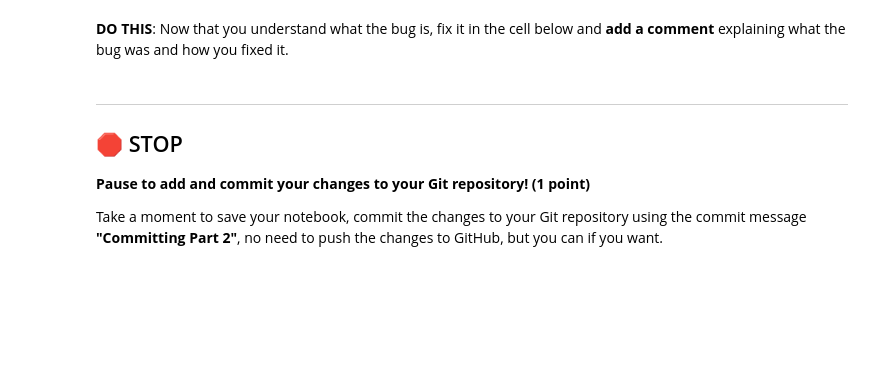
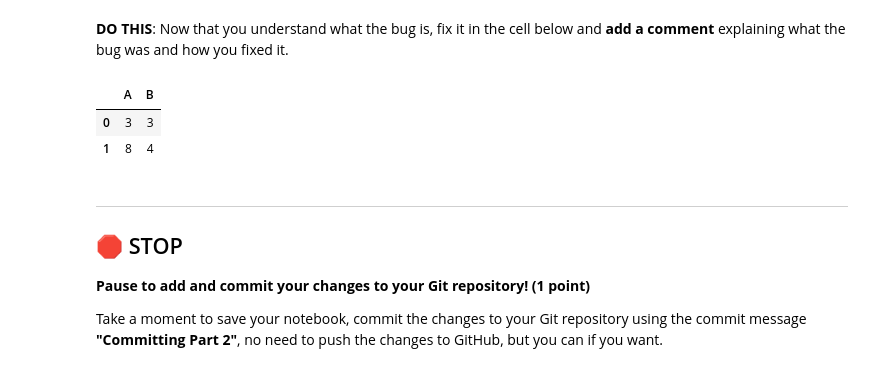
Before and after one commit to KinghamRMSU/CMSE202-f25-turnin, a Jupyter notebook: hw-01/HW-01_GitPracticeDebuggingPythonPackagesAndClasses-SS25-STUDENT.ipynb, the cells around one changed output. Saved outputs shown, nothing was run; the diff lists cells and outputs as text; code cells hidden in the pictures; blank space fills up the shorter version.

```diff
--- a/hw-01/HW-01_GitPracticeDebuggingPythonPackagesAndClasses-SS25-STUDENT.ipynb
+++ b/hw-01/HW-01_GitPracticeDebuggingPythonPackagesAndClasses-SS25-STUDENT.ipynb
@@ -272,3 +309,14 @@ If you need to write any code to explore the nature of the bug, please do so in
+# %%
+# Put your non-buggy code here
+df = pd.DataFrame({'A': ['1', '2'], 'B': [3, 4]})
+df.loc[0, 'A'] = int(df.loc[0, 'A']) # converting the entries to ints instead of strings
+df.loc[1, 'A'] = int(df.loc[1, 'A'])
+df['A'] = df['A']*df['B']
+df
+# %% [output]
+|  | A | B |
+| 0 | 3 | 3 |
+| 1 | 8 | 4 |
 # %% [markdown]
 ---
 ## &#128721; STOP
```
Also changed, not shown: parts of 12 cells of this notebook.
